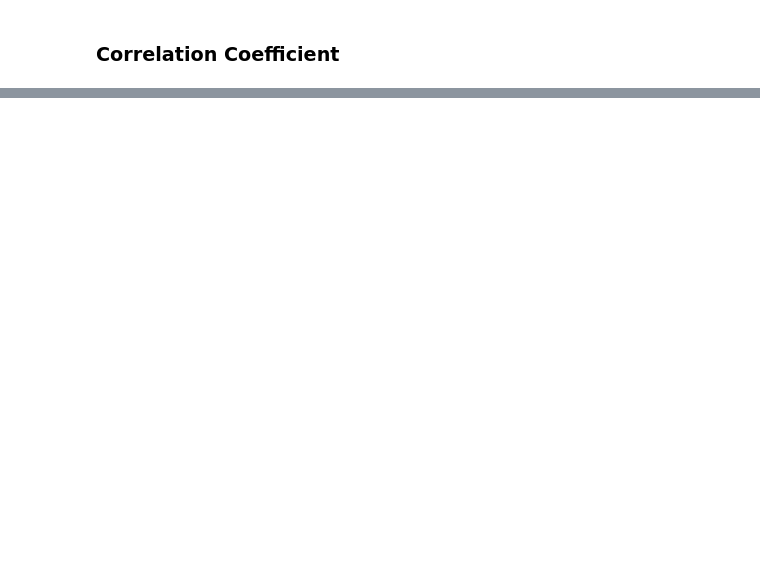
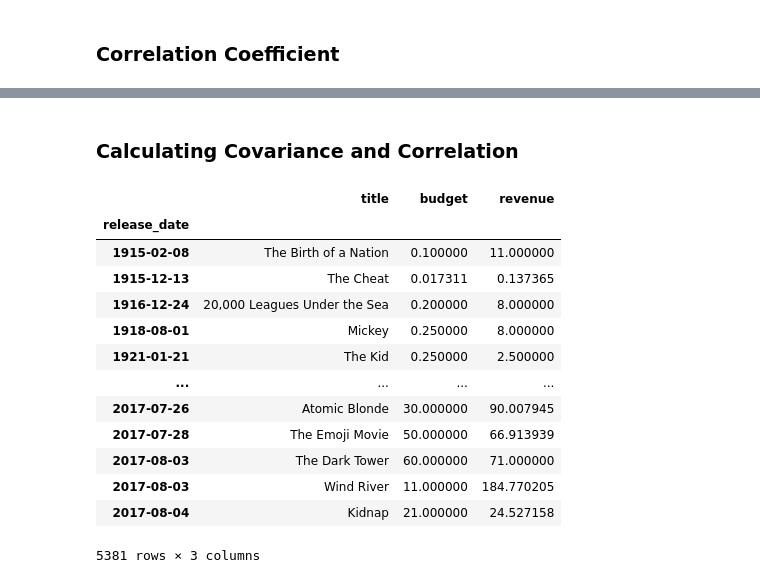
Before and after one commit to mindeleven/Analyzing-financial-data-with-python-and-rust, a Jupyter notebook: algorithmic_trading/python-for-finance-hagmann/Notebooks/ch27002_correlation_and_regression_part_02.ipynb, the cells around one changed output, grey strips where cells are left out. Saved outputs shown, nothing was run; the diff lists cells and outputs as text; code cells hidden in the pictures; blank space fills up the shorter version.

```diff
--- a/algorithmic_trading/python-for-finance-hagmann/Notebooks/ch27002_correlation_and_regression_part_02.ipynb
+++ b/algorithmic_trading/python-for-finance-hagmann/Notebooks/ch27002_correlation_and_regression_part_02.ipynb
@@ -36,3 +36,5 @@ __Interpretation:__
 <img src="../assets/images/correlation_interpretation.png" width="70%" />
 
 *(The screenshots are taken from Alexander Hagmann's Udemy Couse [Python for Business and Finance](https://www.udemy.com/course/complete-python-for-business-and-finance-bootcamp/).)*
+# %% [markdown]
+### Calculating Covariance and Correlation
@@ -38,0 +46,17 @@ __Interpretation:__
+# %%
+df
+# %% [output]
+|  | title | budget | revenue |
+| release_date |  |  |  |
+| 1915-02-08 | The Birth of a Nation | 0.100000 | 11.000000 |
+| 1915-12-13 | The Cheat | 0.017311 | 0.137365 |
+| 1916-12-24 | 20,000 Leagues Under the Sea | 0.200000 | 8.000000 |
+| 1918-08-01 | Mickey | 0.250000 | 8.000000 |
+| 1921-01-21 | The Kid | 0.250000 | 2.500000 |
+| ... | ... | ... | ... |
+| 2017-07-26 | Atomic Blonde | 30.000000 | 90.007945 |
+| 2017-07-28 | The Emoji Movie | 50.000000 | 66.913939 |
+| 2017-08-03 | The Dark Tower | 60.000000 | 71.000000 |
+| 2017-08-03 | Wind River | 11.000000 | 184.770205 |
+| 2017-08-04 | Kidnap | 21.000000 | 24.527158 |
+5381 rows × 3 columns
```
Also changed, not shown: parts of 19 cells of this notebook.
